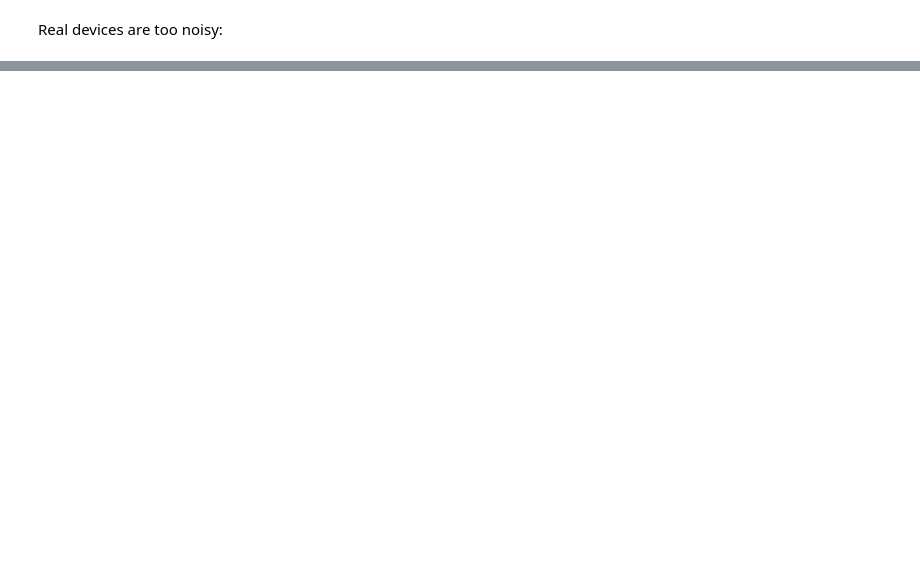
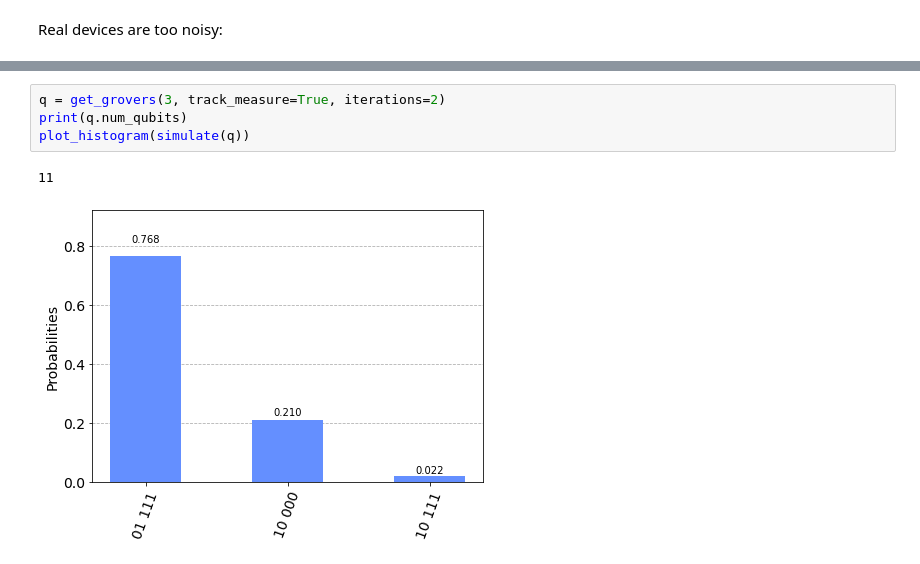
Before and after one commit to edwinagnew/qc-ideas, a Jupyter notebook: cm_mitigation.ipynb, the cells around one changed output, grey strips where cells are left out. Drawn from its saved outputs; the diff is of its cells as text; blank space fills up the shorter version.

Commit message:
tracks which iteration it finds the solution

```diff
--- a/cm_mitigation.ipynb
+++ b/cm_mitigation.ipynb
@@ -215,0 +307,7 @@ plot_histogram(run(get_grovers(2), dev="ibmq_16_melbourne"))
+# %%
+q = get_grovers(3, track_measure=True, iterations=2)
+print(q.num_qubits)
+plot_histogram(simulate(q))
+# %% [output]
+11
+[figure, added]
```
Also changed, not shown: parts of 24 cells of this notebook.
